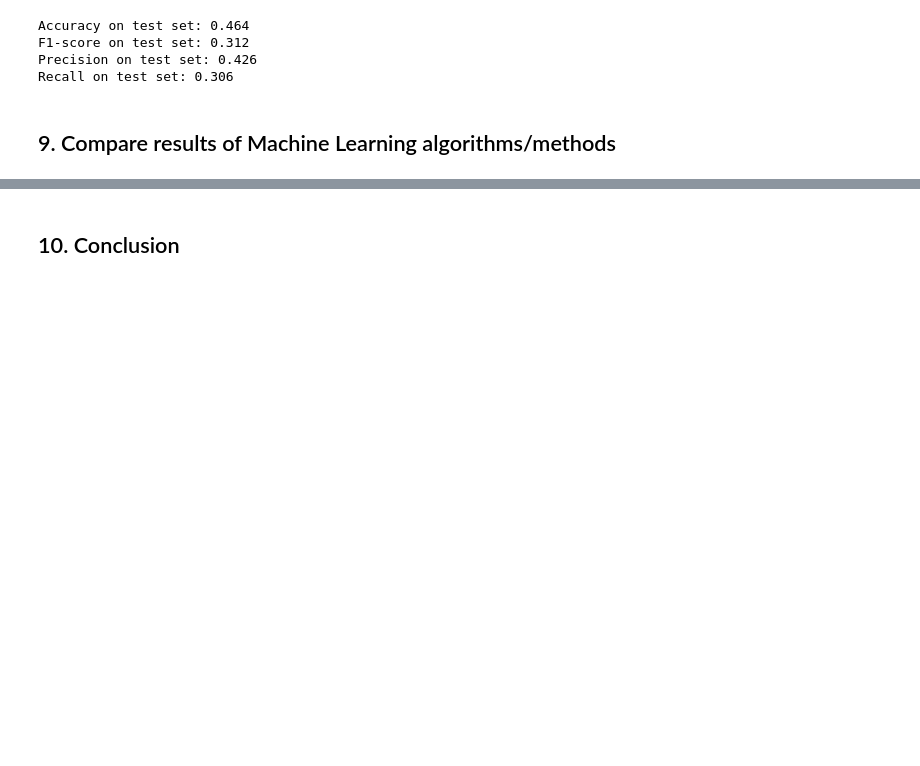
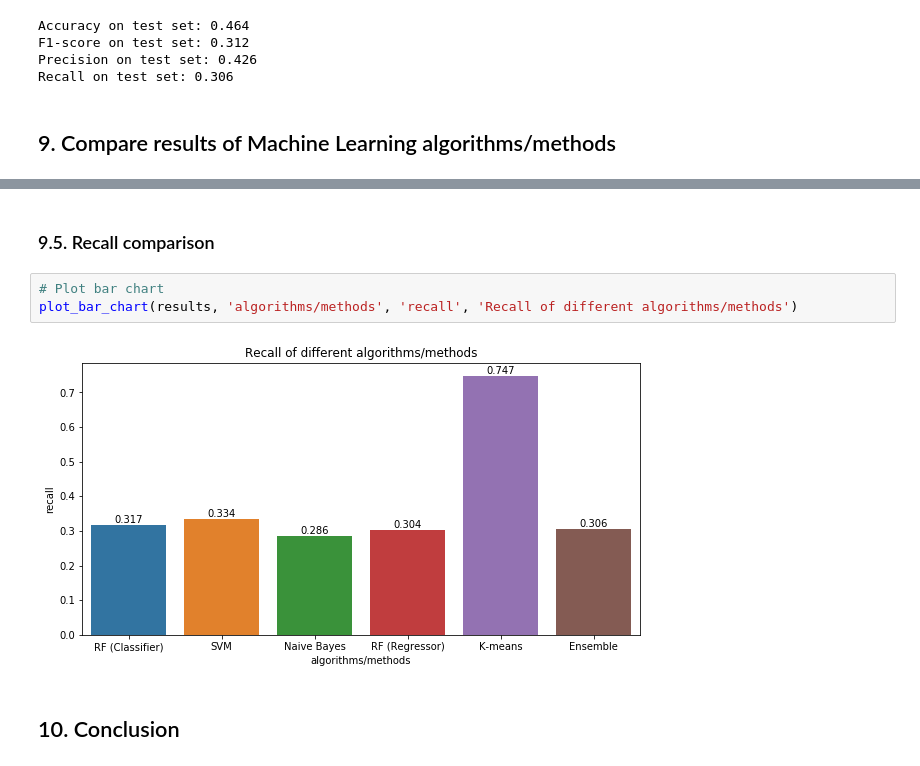
Before and after one commit to Vidovitsch/stack-overflow-survey-model, a Jupyter notebook: research.ipynb, the cells around one changed output, grey strips where cells are left out. Saved outputs shown, nothing was run; the diff lists cells and outputs as text; blank space fills up the shorter version.

```diff
--- a/research.ipynb
+++ b/research.ipynb
@@ -1206,3 +1272,10 @@ Recall on test set: 0.306
+# %% [markdown]
+### 9.5. Recall comparison
+# %%
+# Plot bar chart
+plot_bar_chart(results, 'algorithms/methods', 'recall', 'Recall of different algorithms/methods')
+# %% [output]
+[figure, added]
 # %% [markdown]
 ## 10. Conclusion
 # %% [markdown]
```
Also changed, not shown: parts of 13 cells of this notebook.
